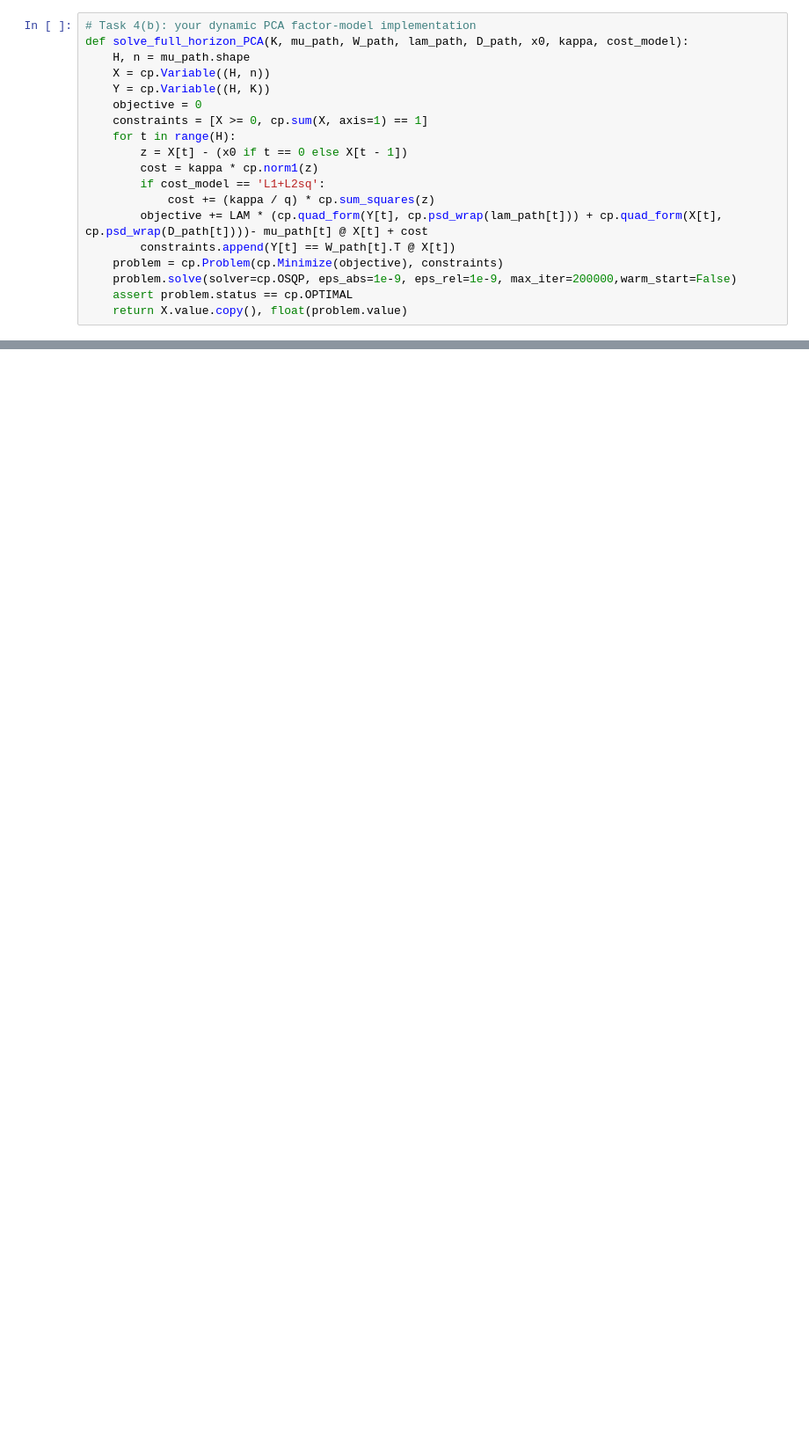
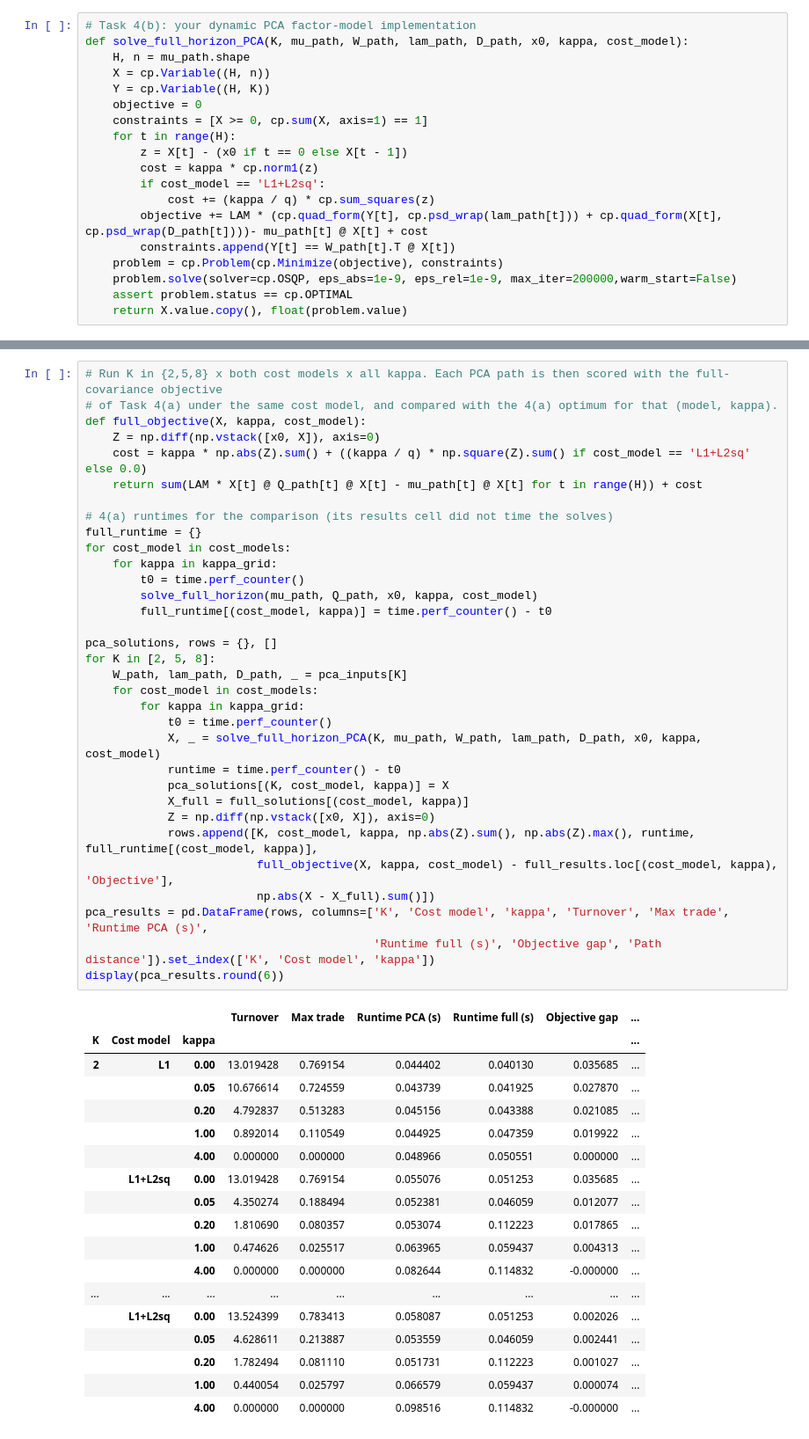
Before and after one commit to oliviahuang321/ApplicationsFE1, a Jupyter notebook: Project2_Portfolio_Optimization.ipynb, the cells around one changed output, grey strips where cells are left out. Shown at 88% size. Saved outputs shown, nothing was run; the diff lists cells and outputs as text; blank space fills up the shorter version.

```diff
--- a/Project2_Portfolio_Optimization.ipynb
+++ b/Project2_Portfolio_Optimization.ipynb
@@ -999,0 +1005,52 @@ for K in K_grid:
+# %%
+# Run K in {2,5,8} x both cost models x all kappa. Each PCA path is then scored with the full-covariance objective
+# of Task 4(a) under the same cost model, and compared with the 4(a) optimum for that (model, kappa).
+def full_objective(X, kappa, cost_model):
+    Z = np.diff(np.vstack([x0, X]), axis=0)
+    cost = kappa * np.abs(Z).sum() + ((kappa / q) * np.square(Z).sum() if cost_model == 'L1+L2sq' else 0.0)
+    return sum(LAM * X[t] @ Q_path[t] @ X[t] - mu_path[t] @ X[t] for t in range(H)) + cost
+
+# 4(a) runtimes for the comparison (its results cell did not time the solves)
+full_runtime = {}
+for cost_model in cost_models:
+    for kappa in kappa_grid:
+        t0 = time.perf_counter()
+        solve_full_horizon(mu_path, Q_path, x0, kappa, cost_model)
+        full_runtime[(cost_model, kappa)] = time.perf_counter() - t0
+
+pca_solutions, rows = {}, []
+for K in [2, 5, 8]:
+    W_path, lam_path, D_path, _ = pca_inputs[K]
+    for cost_model in cost_models:
+        for kappa in kappa_grid:
+            t0 = time.perf_counter()
+            X, _ = solve_full_horizon_PCA(K, mu_path, W_path, lam_path, D_path, x0, kappa, cost_model)
+            runtime = time.perf_counter() - t0
+            pca_solutions[(K, cost_model, kappa)] = X
+            X_full = full_solutions[(cost_model, kappa)]
+            Z = np.diff(np.vstack([x0, X]), axis=0)
+            rows.append([K, cost_model, kappa, np.abs(Z).sum(), np.abs(Z).max(), runtime, full_runtime[(cost_model, kappa)],
+                         full_objective(X, kappa, cost_model) - full_results.loc[(cost_model, kappa), 'Objective'],
+                         np.abs(X - X_full).sum()])
+pca_results = pd.DataFrame(rows, columns=['K', 'Cost model', 'kappa', 'Turnover', 'Max trade', 'Runtime PCA (s)',
+                                          'Runtime full (s)', 'Objective gap', 'Path distance']).set_index(['K', 'Cost model', 'kappa'])
+display(pca_results.round(6))
+# %% [output]
+|  |  |  | Turnover | Max trade | Runtime PCA (s) | Runtime full (s) | Objective gap | ... |
+| K | Cost model | kappa |  |  |  |  |  | ... |
+| 2 | L1 | 0.00 | 13.019428 | 0.769154 | 0.044402 | 0.040130 | 0.035685 | ... |
+|  |  | 0.05 | 10.676614 | 0.724559 | 0.043739 | 0.041925 | 0.027870 | ... |
+|  |  | 0.20 | 4.792837 | 0.513283 | 0.045156 | 0.043388 | 0.021085 | ... |
+|  |  | 1.00 | 0.892014 | 0.110549 | 0.044925 | 0.047359 | 0.019922 | ... |
+|  |  | 4.00 | 0.000000 | 0.000000 | 0.048966 | 0.050551 | 0.000000 | ... |
+|  | L1+L2sq | 0.00 | 13.019428 | 0.769154 | 0.055076 | 0.051253 | 0.035685 | ... |
+|  |  | 0.05 | 4.350274 | 0.188494 | 0.052381 | 0.046059 | 0.012077 | ... |
+|  |  | 0.20 | 1.810690 | 0.080357 | 0.053074 | 0.112223 | 0.017865 | ... |
+|  |  | 1.00 | 0.474626 | 0.025517 | 0.063965 | 0.059437 | 0.004313 | ... |
+|  |  | 4.00 | 0.000000 | 0.000000 | 0.082644 | 0.114832 | -0.000000 | ... |
+| ... | ... | ... | ... | ... | ... | ... | ... | ... |
+|  | L1+L2sq | 0.00 | 13.524399 | 0.783413 | 0.058087 | 0.051253 | 0.002026 | ... |
+|  |  | 0.05 | 4.628611 | 0.213887 | 0.053559 | 0.046059 | 0.002441 | ... |
+|  |  | 0.20 | 1.782494 | 0.081110 | 0.051731 | 0.112223 | 0.001027 | ... |
+|  |  | 1.00 | 0.440054 | 0.025797 | 0.066579 | 0.059437 | 0.000074 | ... |
+|  |  | 4.00 | 0.000000 | 0.000000 | 0.098516 | 0.114832 | -0.000000 | ... |
```
Also changed, not shown: parts of 4 cells of this notebook.
